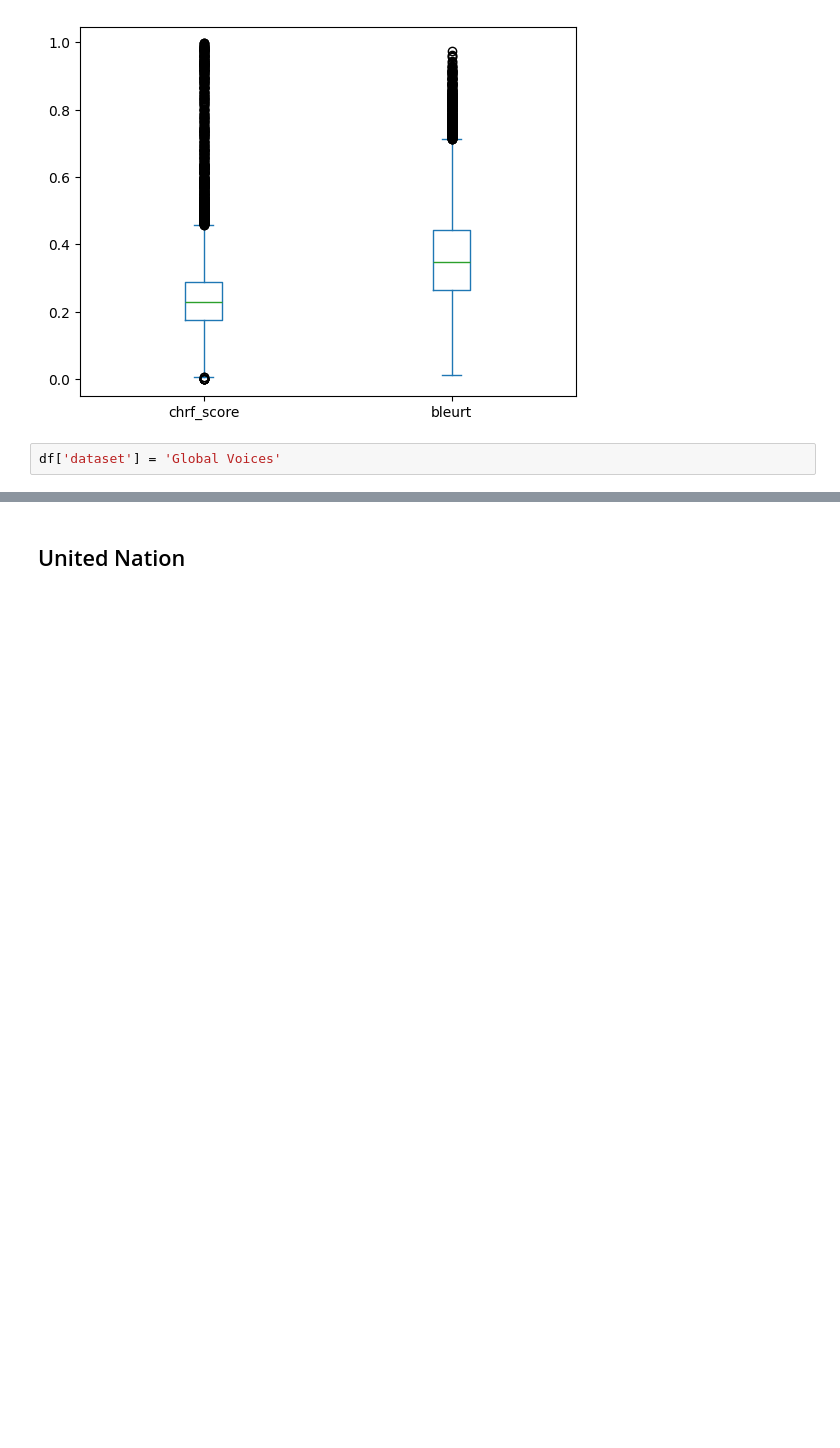
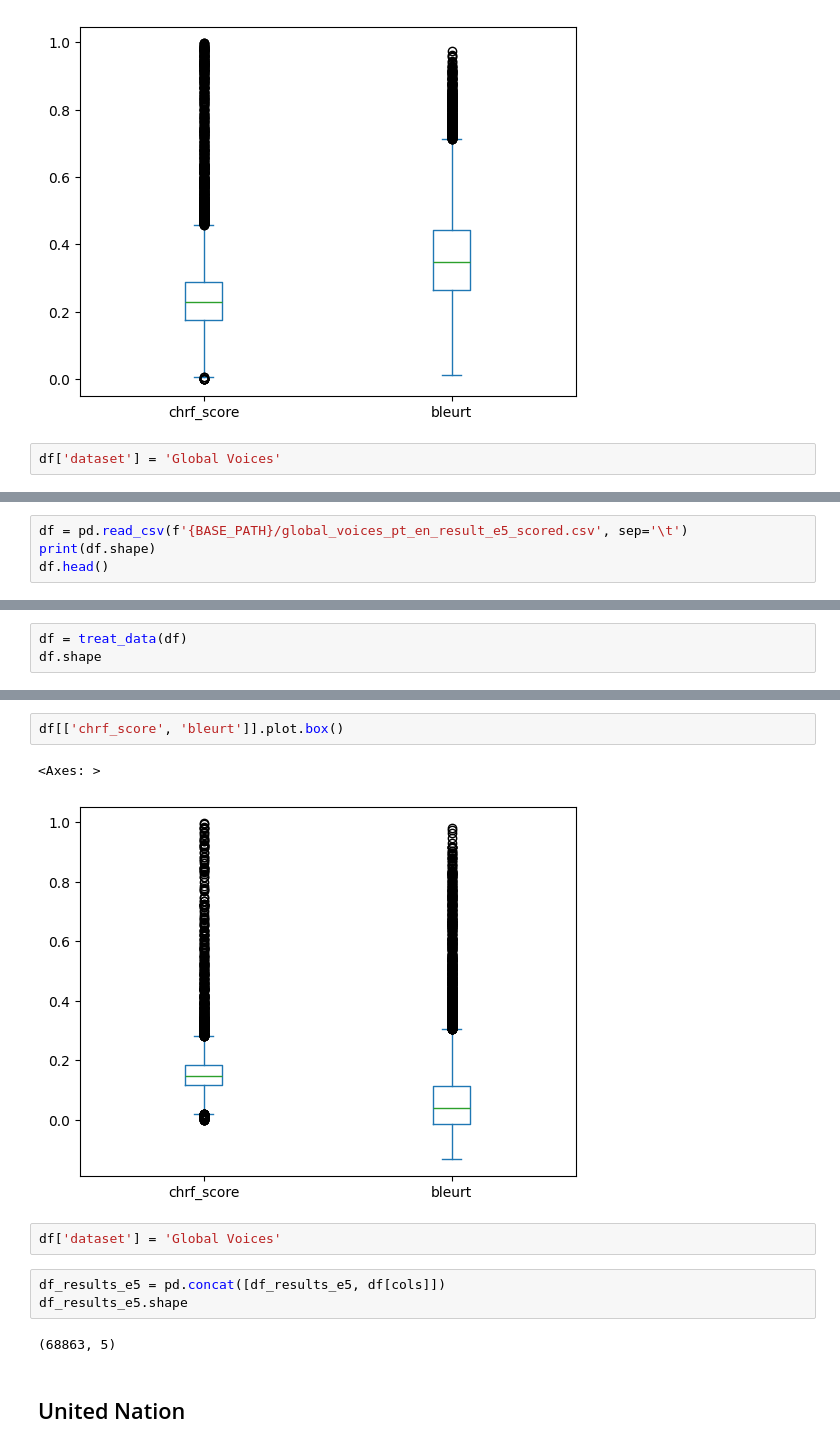
Before and after one commit to tta13/translation-search, a Jupyter notebook: src/result_analysis.ipynb, the cells around one changed output, grey strips where cells are left out. Drawn from its saved outputs; the diff is of its cells as text; blank space fills up the shorter version.

```diff
--- a/src/result_analysis.ipynb
+++ b/src/result_analysis.ipynb
@@ -229,0 +375,4 @@ df_results.shape
+# %%
+df = pd.read_csv(f'{BASE_PATH}/global_voices_pt_en_result_e5_scored.csv', sep='\t')
+print(df.shape)
+df.head()
@@ -229,0 +400,3 @@ df_results.shape
+# %%
+df = treat_data(df)
+df.shape
@@ -230,3 +429,15 @@ df_results.shape
+# %%
+df[['chrf_score', 'bleurt']].plot.box()
+# %% [output]
+<Axes: >
+[figure, added]
+# %%
+df['dataset'] = 'Global Voices'
+# %%
+df_results_e5 = pd.concat([df_results_e5, df[cols]])
+df_results_e5.shape
+# %% [output]
+(68863, 5)
 # %% [markdown]
 ## United Nation
 # %%
```
Also changed, not shown: parts of 61 cells of this notebook.
